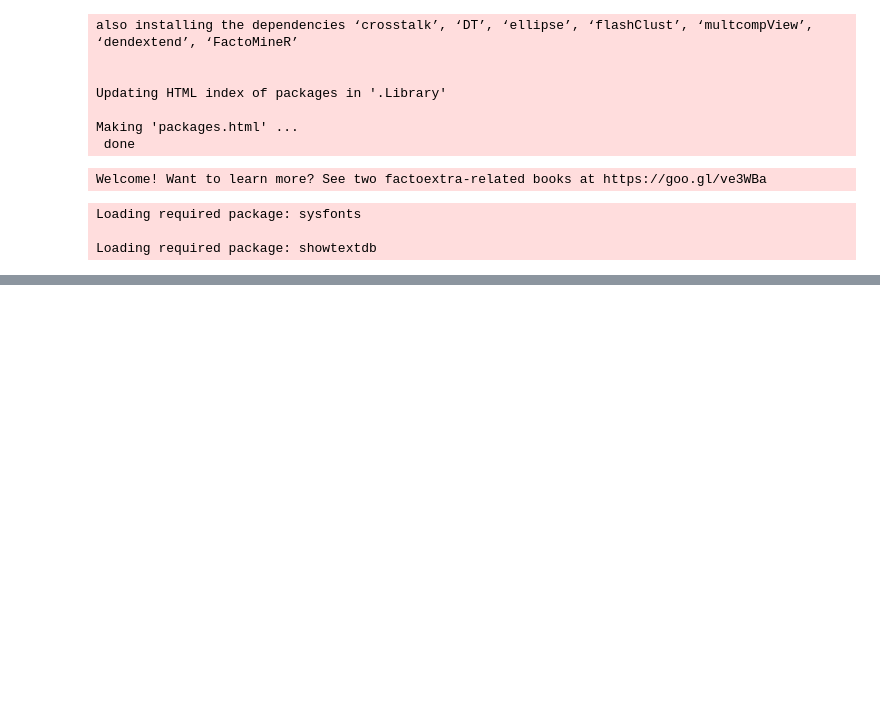
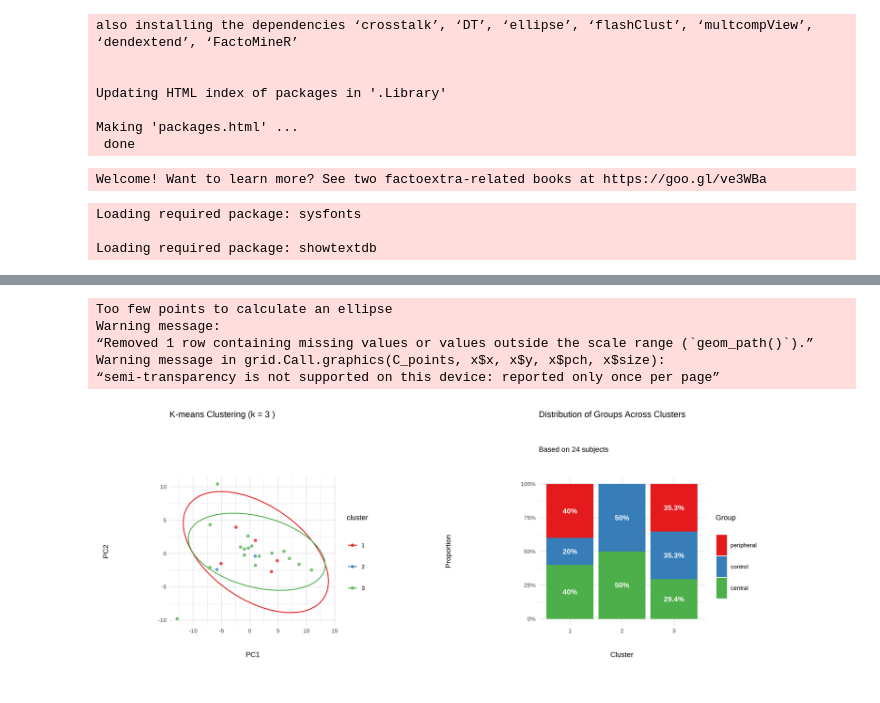
Before and after one commit to SanD94/VReGTrET, a Jupyter notebook: GraphTheory_ET_VR_Westbrueck/Analysis/raw_gaze_analysis/pca_playground.ipynb, the cells around one changed output, grey strips where cells are left out. Drawn from its saved outputs; the diff is of its cells as text; code cells hidden in the pictures; blank space fills up the shorter version.

```diff
--- a/GraphTheory_ET_VR_Westbrueck/Analysis/raw_gaze_analysis/pca_playground.ipynb
+++ b/GraphTheory_ET_VR_Westbrueck/Analysis/raw_gaze_analysis/pca_playground.ipynb
@@ -211,0 +277,12 @@ run_clustering_workflow <- function(node_degree_df,
+# %%
+library(patchwork)
+options(repr.plot.width=16, repr.plot.height=6, repr.plot.res = 300)
+fig_cluster | cluster_analysis$plot
+options(repr.plot.width=8, repr.plot.height=6, repr.plot.res = 300)
+# %% [output]
+Too few points to calculate an ellipse
+Warning message:
+“Removed 1 row containing missing values or values outside the scale range (`geom_path()`).”
+Warning message in grid.Call.graphics(C_points, x$x, x$y, x$pch, x$size):
+“semi-transparency is not supported on this device: reported only once per page”
+[figure, added]
```
Also changed, not shown: parts of 9 cells of this notebook.
